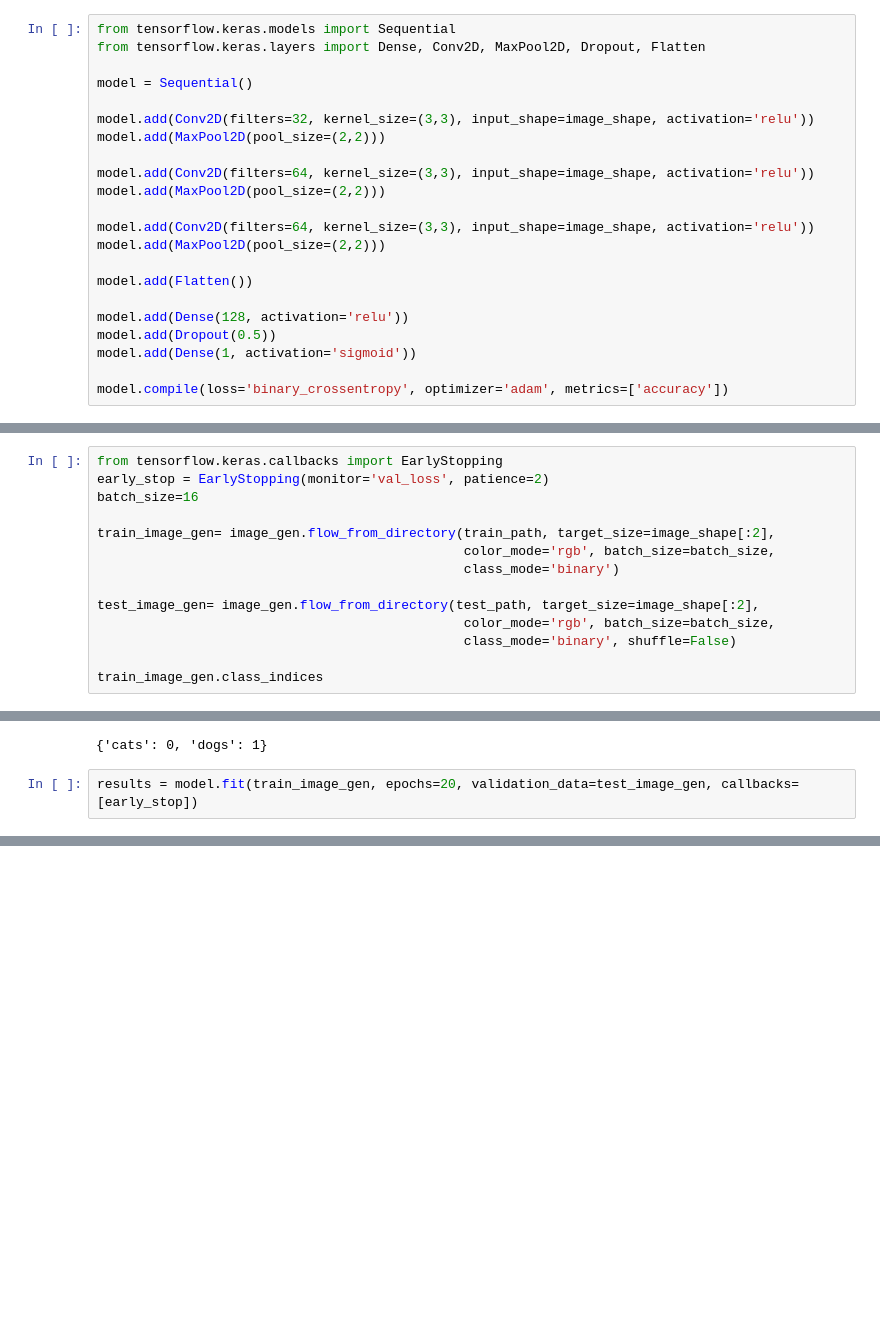
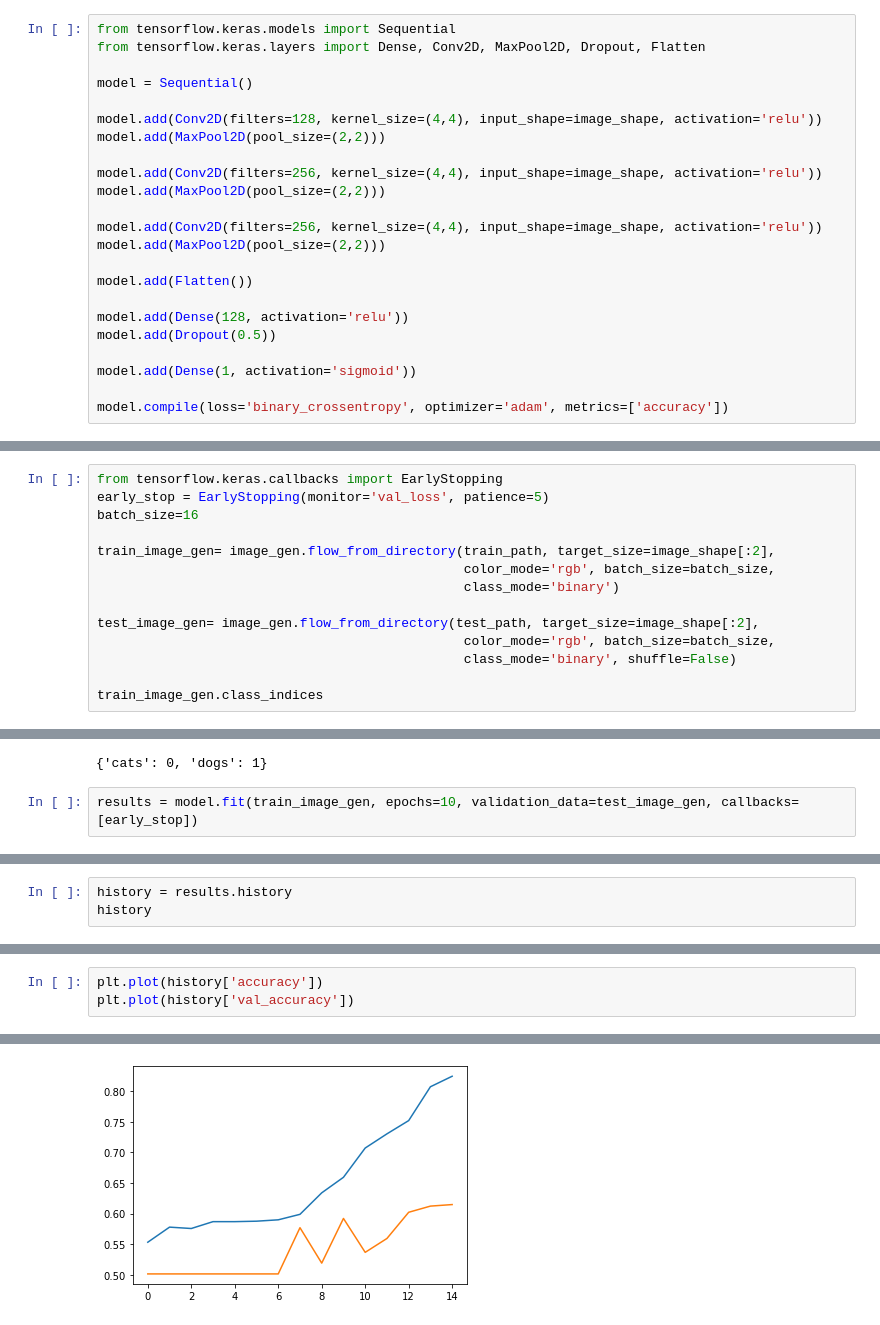
Before and after one commit to dan393/Dissertation, a Jupyter notebook: Code/dissertation/Pets.ipynb, the cells around one changed output, grey strips where cells are left out. Drawn from its saved outputs; the diff is of its cells as text; blank space fills up the shorter version.

```diff
--- a/Code/dissertation/Pets.ipynb
+++ b/Code/dissertation/Pets.ipynb
@@ -94,19 +105,20 @@ from tensorflow.keras.layers import Dense, Conv2D, MaxPool2D, Dropout, Flatten
 
 model = Sequential()
 
-model.add(Conv2D(filters=32, kernel_size=(3,3), input_shape=image_shape, activation='relu'))
+model.add(Conv2D(filters=128, kernel_size=(4,4), input_shape=image_shape, activation='relu'))
 model.add(MaxPool2D(pool_size=(2,2)))
 
-model.add(Conv2D(filters=64, kernel_size=(3,3), input_shape=image_shape, activation='relu'))
+model.add(Conv2D(filters=256, kernel_size=(4,4), input_shape=image_shape, activation='relu'))
 model.add(MaxPool2D(pool_size=(2,2)))
 
-model.add(Conv2D(filters=64, kernel_size=(3,3), input_shape=image_shape, activation='relu'))
+model.add(Conv2D(filters=256, kernel_size=(4,4), input_shape=image_shape, activation='relu'))
 model.add(MaxPool2D(pool_size=(2,2)))
 
 model.add(Flatten())
 
 model.add(Dense(128, activation='relu'))
 model.add(Dropout(0.5))
+
 model.add(Dense(1, activation='sigmoid'))
 
 model.compile(loss='binary_crossentropy', optimizer='adam', metrics=['accuracy'])
@@ -132,7 +144,7 @@ Non-trainable params: 0
 _________________________________________________________________
 # %%
 from tensorflow.keras.callbacks import EarlyStopping
-early_stop = EarlyStopping(monitor='val_loss', patience=2)
+early_stop = EarlyStopping(monitor='val_loss', patience=5)
 batch_size=16
 
 train_image_gen= image_gen.flow_from_directory(train_path, target_size=image_shape[:2],
@@ -149,7 +161,7 @@ Found 1338 images belonging to 2 classes.
 Found 397 images belonging to 2 classes.
 {'cats': 0, 'dogs': 1}
 # %%
-results = model.fit(train_image_gen, epochs=20, validation_data=test_image_gen, callbacks=[early_stop])
+results = model.fit(train_image_gen, epochs=10, validation_data=test_image_gen, callbacks=[early_stop])
 # %% [output]
 WARNING:tensorflow:sample_weight modes were coerced from
   ...
@@ -168,0 +183,3 @@ Epoch 3/20
+# %%
+history = results.history
+history
@@ -168,0 +204,4 @@ Epoch 3/20
+# %%
+plt.plot(history['accuracy'])
+plt.plot(history['val_accuracy'])
+# %% [output]
@@ -168,0 +209 @@ Epoch 3/20
+[figure, added]
```
Also changed, not shown: parts of 25 cells of this notebook.
